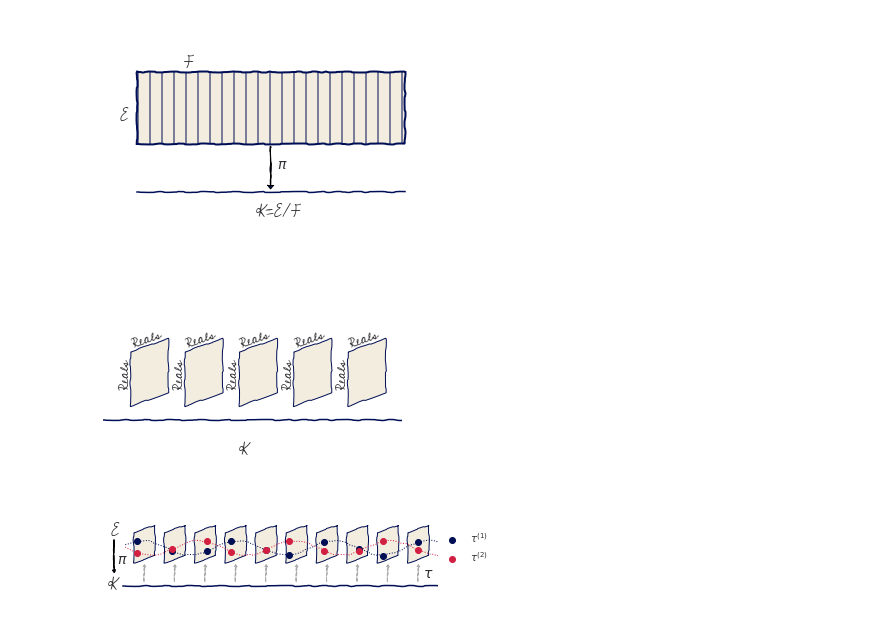
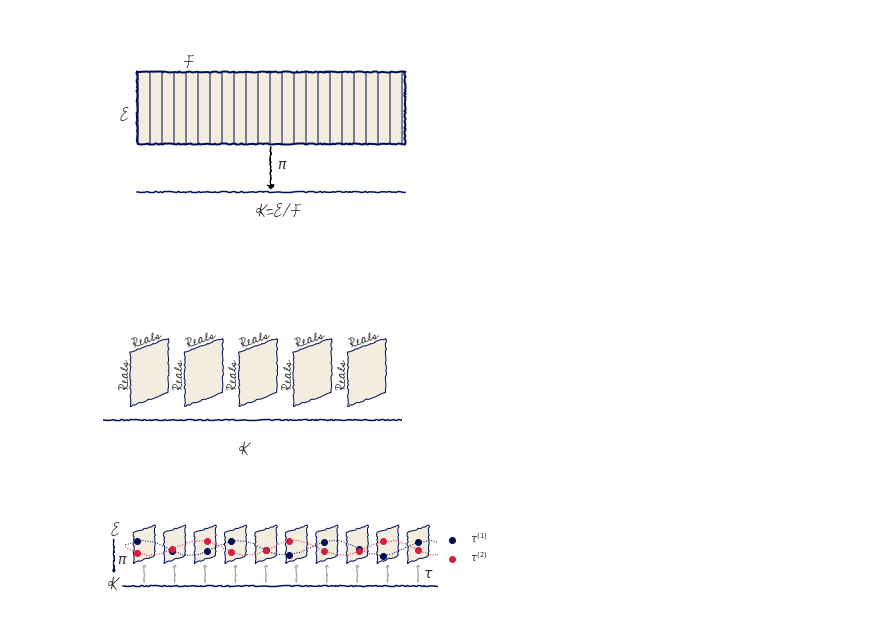
Before and after one commit to story645/proposal, a Jupyter notebook: paper/figures/code/data_figures.ipynb, the cells around one changed output. Drawn from its saved outputs; the diff is of its cells as text; code cells hidden in the pictures.

```diff
--- a/paper/figures/code/data_figures.ipynb
+++ b/paper/figures/code/data_figures.ipynb
@@ -17,7 +17,7 @@ spath = Path("../")
 
 theme = themepy.Theme('paper')
 
-rcParams['path.sketch'] = (.5, 100, 25)
+rcParams['path.sketch'] = (.5, 25, 20)
 
 %matplotlib inline
 # %%
@@ -49,7 +49,7 @@ verts = np.array([[[1,-1], [1,1], [2.4, 1.5], [2.4, -.5]],
                  [[-.4,1.5],[-.4,-.5],[1,-1],[1,1]],
                  [[-.4, 1.5], [1, 2],[2.4, 1.5], [1,1]]])
 verts2 = verts + [5,0]
-p = mcollections.PolyCollection(np.vstack([verts, verts2]), edgecolor='C0', facecolor=ax.get_facecolor() )
+p = mcollections.PolyCollection(np.vstack([verts, verts2]), edgecolor='C0', facecolor=ax.get_facecolor(), linewidth=2)
 ax.add_collection(p)
 ax.scatter([1,6], [-2, -2], s=100)
 ax.annotate('K', (3.3, -2.3), fontsize=16)
@@ -124,37 +124,37 @@ ax.set(xlim=(-0,11), ylim=(-4, 4), aspect='equal')
 ax.axis('off')
 fig.savefig(spath/"temp_2f.png", bbox_inches='tight', facecolor='white' )
 # %% [output]
-[figure, old version]
+[figure, new version]
 # %%
 fig, ax = plt.subplots()
 x =  np.linspace(-5*np.pi, 7*np.pi)
 xv = x[(x>0) & (x <30)]
 ys = np.sin(xv)*.5
 yc = np.cos(xv+1)*.5
 
 for off in np.arange(0,20,2):
     verts = np.array([[1,-1], [1,1], [2.4, 1.5], [2.4, -.5], [1,-1]]) + [off, 0]
     p = mpatches.PathPatch(mpath.Path(verts, closed=True), edgecolor='C0',facecolor=ax.get_facecolor())
     ax.add_patch(p)
     ax.arrow(off+1.7, -2.25, 0, 1, head_width=0.2, head_length=0.15, linestyle='--', color='darkgrey')
 
 
 inds = [1, 4, 7, 9, 12, 14, 17, 20, 22, 25]
 ax.scatter(xv[inds], ys[inds], color='C0', label=r'$\tau^{(1)}$', zorder=10)
 ax.scatter(xv[inds], yc[inds], color='C1', label=r'$\tau^{(2)}$', zorder=10)
 ax.plot(xv, ys, color='C0', linewidth=1, linestyle=':')
 ax.plot(xv, yc, color='C1', linewidth=1, linestyle=':')
 
 ax.annotate('E', (-.5, .8), fontsize=16)
 ax.annotate('K', (-.7, -2.75), fontsize=16)
-ax.arrow(-.3, .55, 0, -2, head_width=0.2, head_length=0.15)
+ax.arrow(-.3, .55, 0, -2, head_width=0.2, head_length=0.15, color='C0')
 ax.annotate(r'$\pi$', (-.1, -1), fontsize=14)
 ax.annotate(r'$\tau$', (20, -1.95), fontsize=14)
 ax.axhline(y=-2.5, xmin=0.06, zorder=-1)
 ax.legend(bbox_to_anchor=(1.0, .45), loc='lower left', borderaxespad=0, facecolor='white', frameon=False)
 
 ax.set(xlim=(-1,21), ylim=(-4, 2), aspect='equal')
 ax.axis('off')
 fig.savefig(spath/"fiberbundle.png", bbox_inches='tight', facecolor='white' )
 # %% [output]
-[figure, old version]
+[figure, new version]
```
Also changed, not shown: parts of 2 cells of this notebook, 2 other files.
